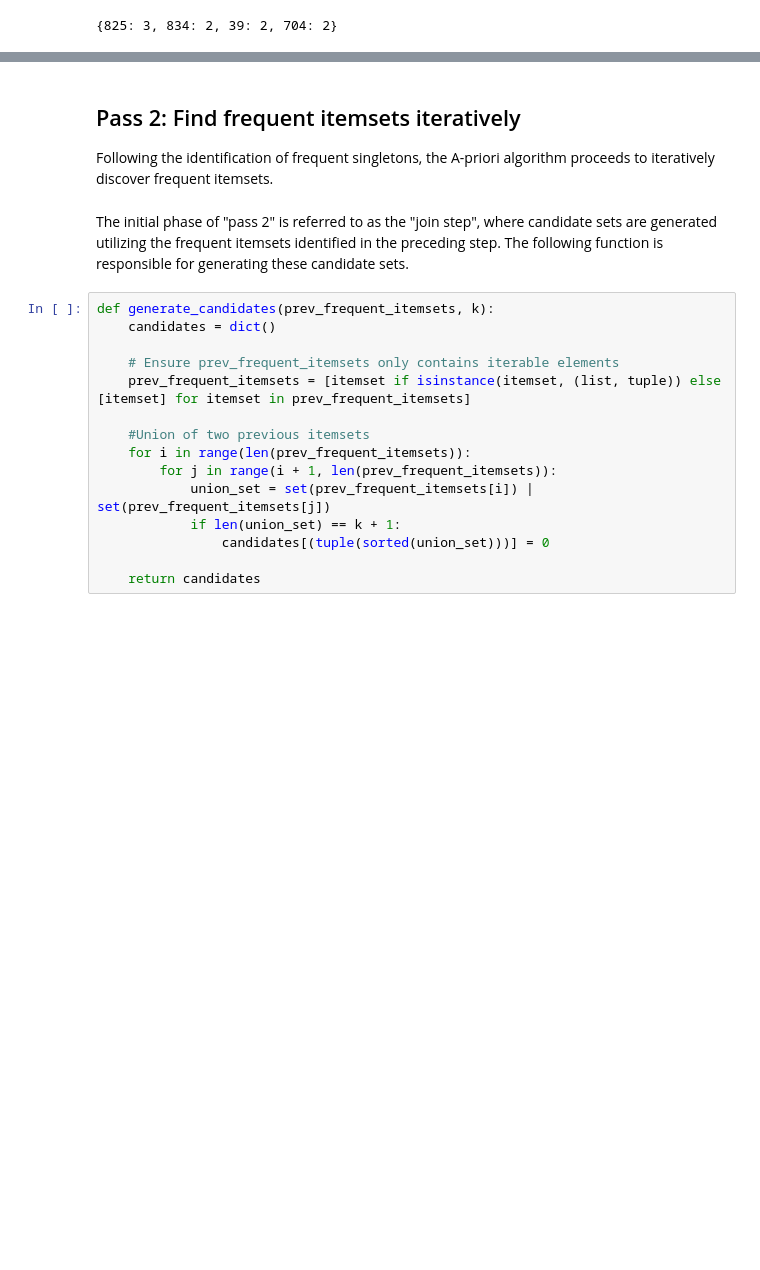
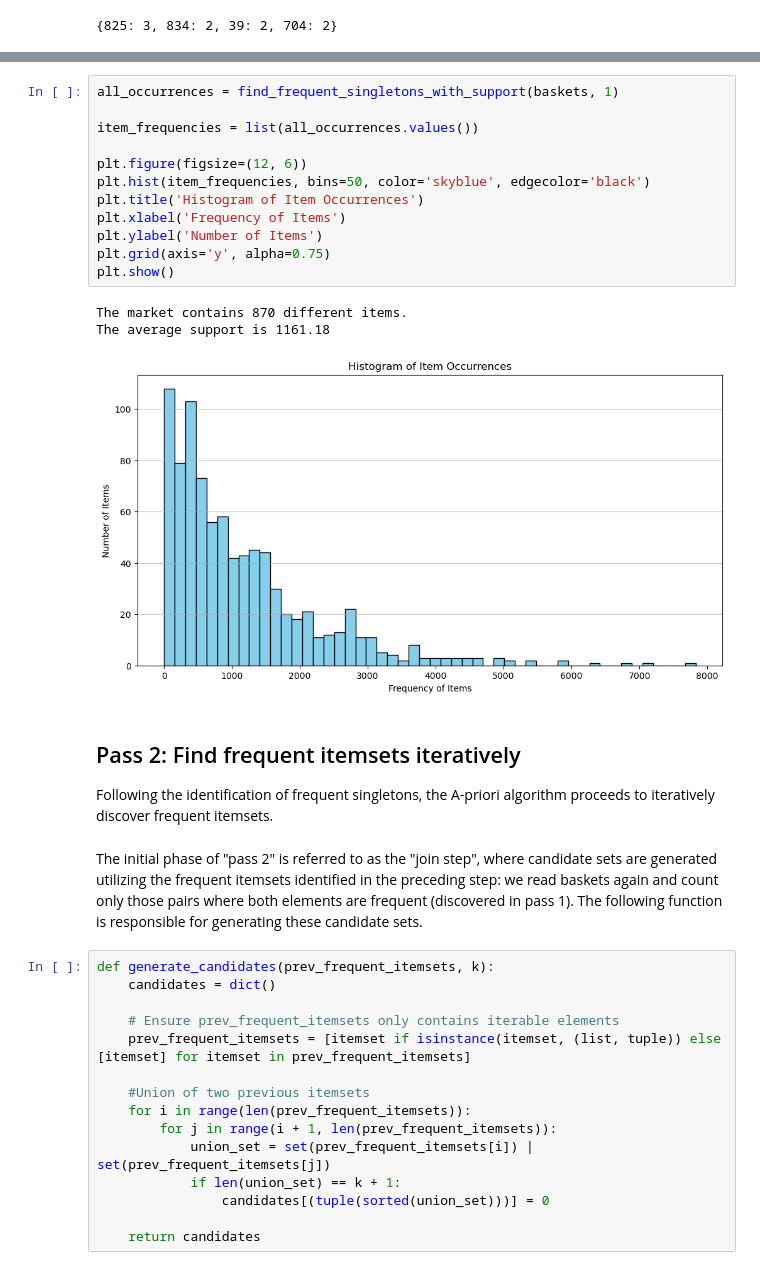
Before and after one commit to SaladSlayer00/Data-Mining-2023, a Jupyter notebook: Homework_2/ID2222_Homework_2_Insalata_Puccioni.ipynb, the cells around one changed output, grey strips where cells are left out. Cells and saved outputs as stored; diff of their text form; blank space fills up the shorter version.

Commit message:
added graphs

```diff
--- a/Homework_2/ID2222_Homework_2_Insalata_Puccioni.ipynb
+++ b/Homework_2/ID2222_Homework_2_Insalata_Puccioni.ipynb
@@ -69,8 +82,24 @@ The average support is 1.09
+# %%
+all_occurrences = find_frequent_singletons_with_support(baskets, 1)
+
+item_frequencies = list(all_occurrences.values())
+
+plt.figure(figsize=(12, 6))
+plt.hist(item_frequencies, bins=50, color='skyblue', edgecolor='black')
+plt.title('Histogram of Item Occurrences')
+plt.xlabel('Frequency of Items')
+plt.ylabel('Number of Items')
+plt.grid(axis='y', alpha=0.75)
+plt.show()
+# %% [output]
+The market contains 870 different items.
+The average support is 1161.18
+[figure, added]
 # %% [markdown]
 ## Pass 2: Find frequent itemsets iteratively
 Following the identification of frequent singletons, the A-priori algorithm proceeds to iteratively discover frequent itemsets.
 # %% [markdown]
-The initial phase of "pass 2" is referred to as the "join step", where candidate sets are generated utilizing the frequent itemsets identified in the preceding step. The following function is responsible for generating these candidate sets.
+The initial phase of "pass 2" is referred to as the "join step", where candidate sets are generated utilizing the frequent itemsets identified in the preceding step: we read baskets again and count only those pairs where both elements are frequent (discovered in pass 1). The following function is responsible for generating these candidate sets.
 # %%
 def generate_candidates(prev_frequent_itemsets, k):
     candidates = dict()
```
Also changed, not shown: parts of 15 cells of this notebook.
